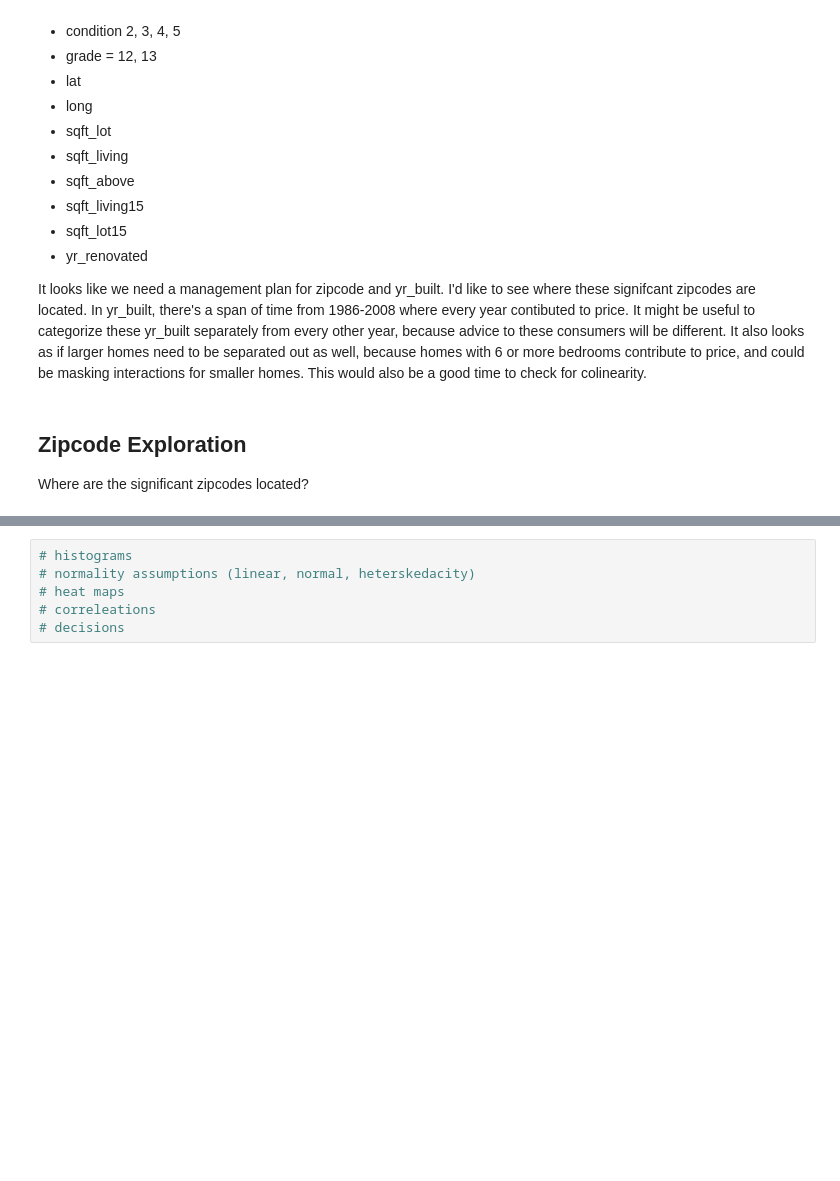
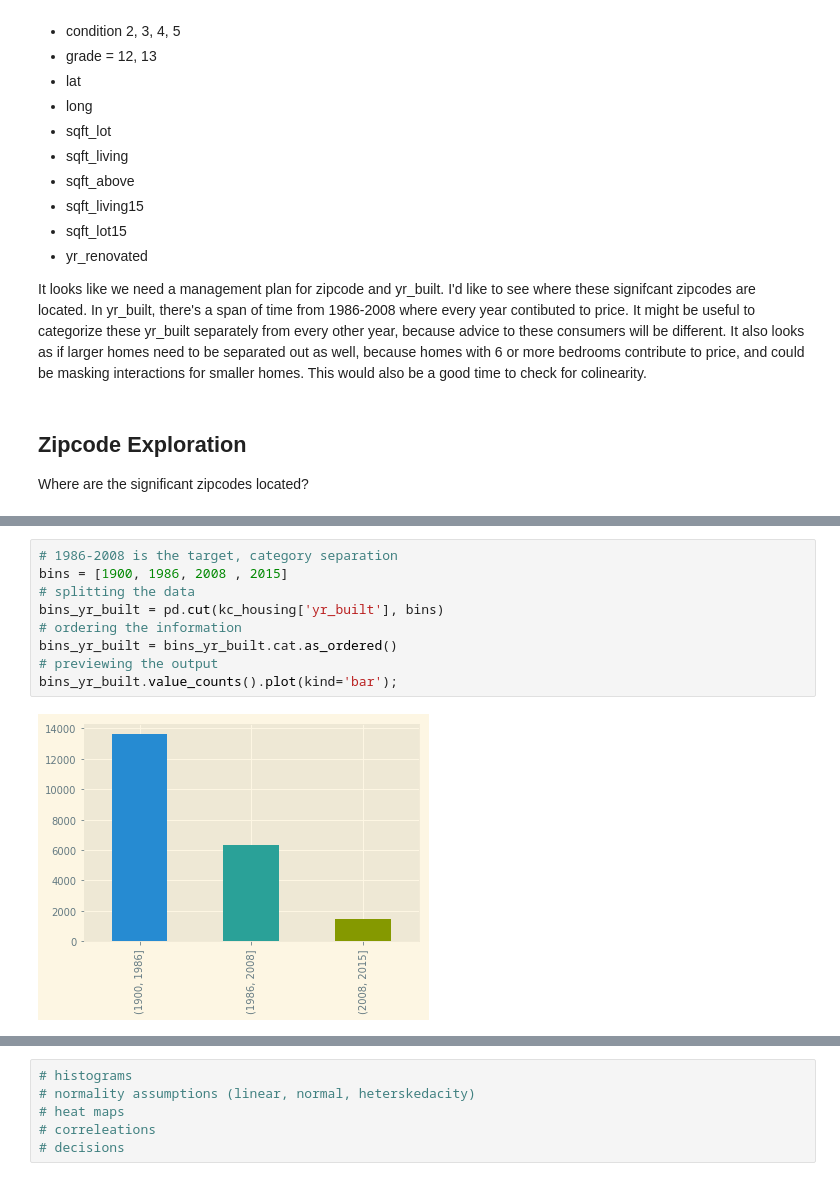
Before and after one commit to eannefawcett/dsc-v2-mod1-final-project-online-ds-pt-081219, a Jupyter notebook: Beth Fawcett King County Sellers World.ipynb, the cells around one changed output, grey strips where cells are left out. Drawn from its saved outputs; the diff is of its cells as text; blank space fills up the shorter version.

```diff
--- a/Beth Fawcett King County Sellers World.ipynb
+++ b/Beth Fawcett King County Sellers World.ipynb
@@ -1287,0 +1295,11 @@ sig_zip_map
+# %%
+# 1986-2008 is the target, category separation
+bins = [1900, 1986, 2008 , 2015]
+# splitting the data
+bins_yr_built = pd.cut(kc_housing['yr_built'], bins)
+# ordering the information
+bins_yr_built = bins_yr_built.cat.as_ordered()
+# previewing the output
+bins_yr_built.value_counts().plot(kind='bar');
+# %% [output]
+[figure, added]
```
Also changed, not shown: parts of 18 cells of this notebook, 2 other files.
